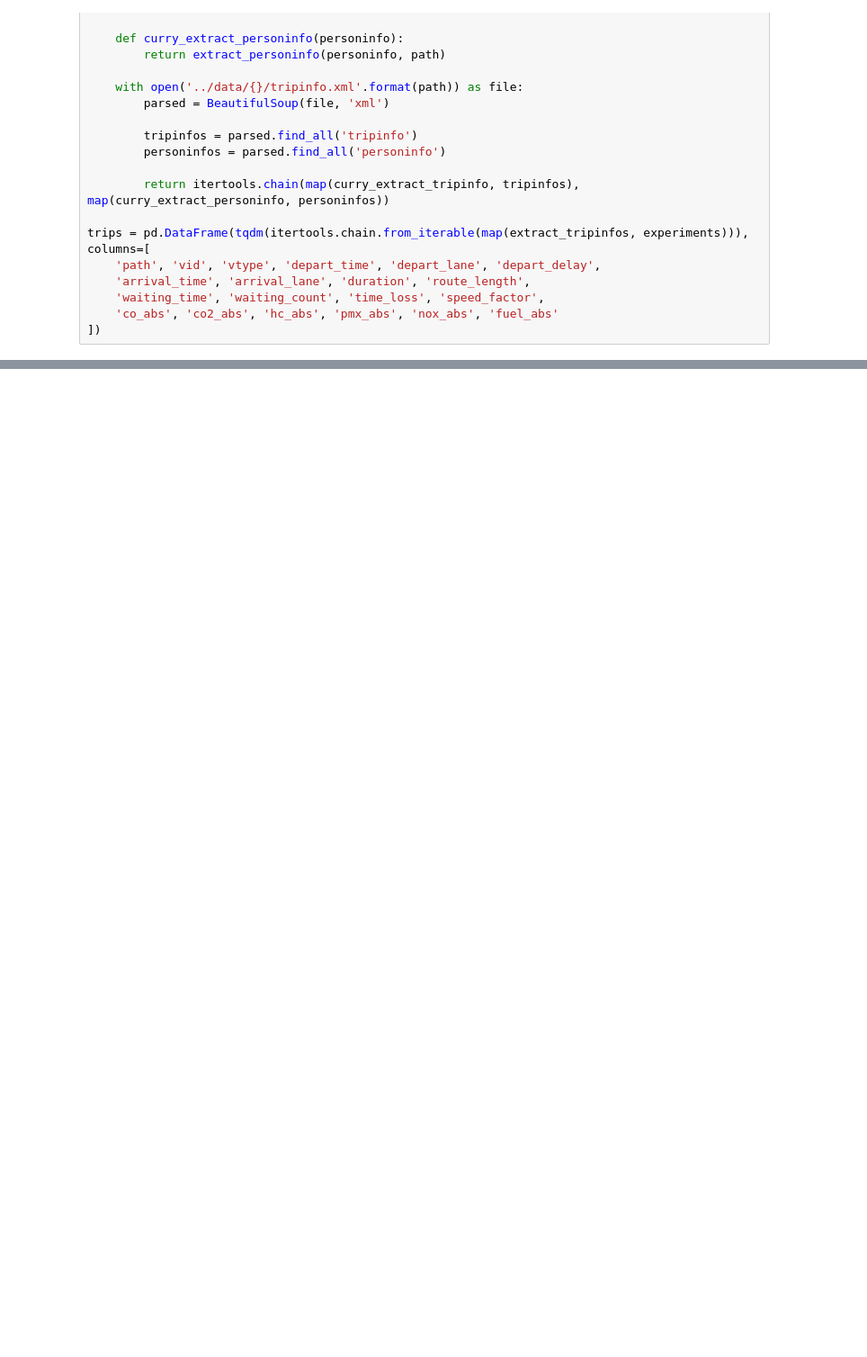
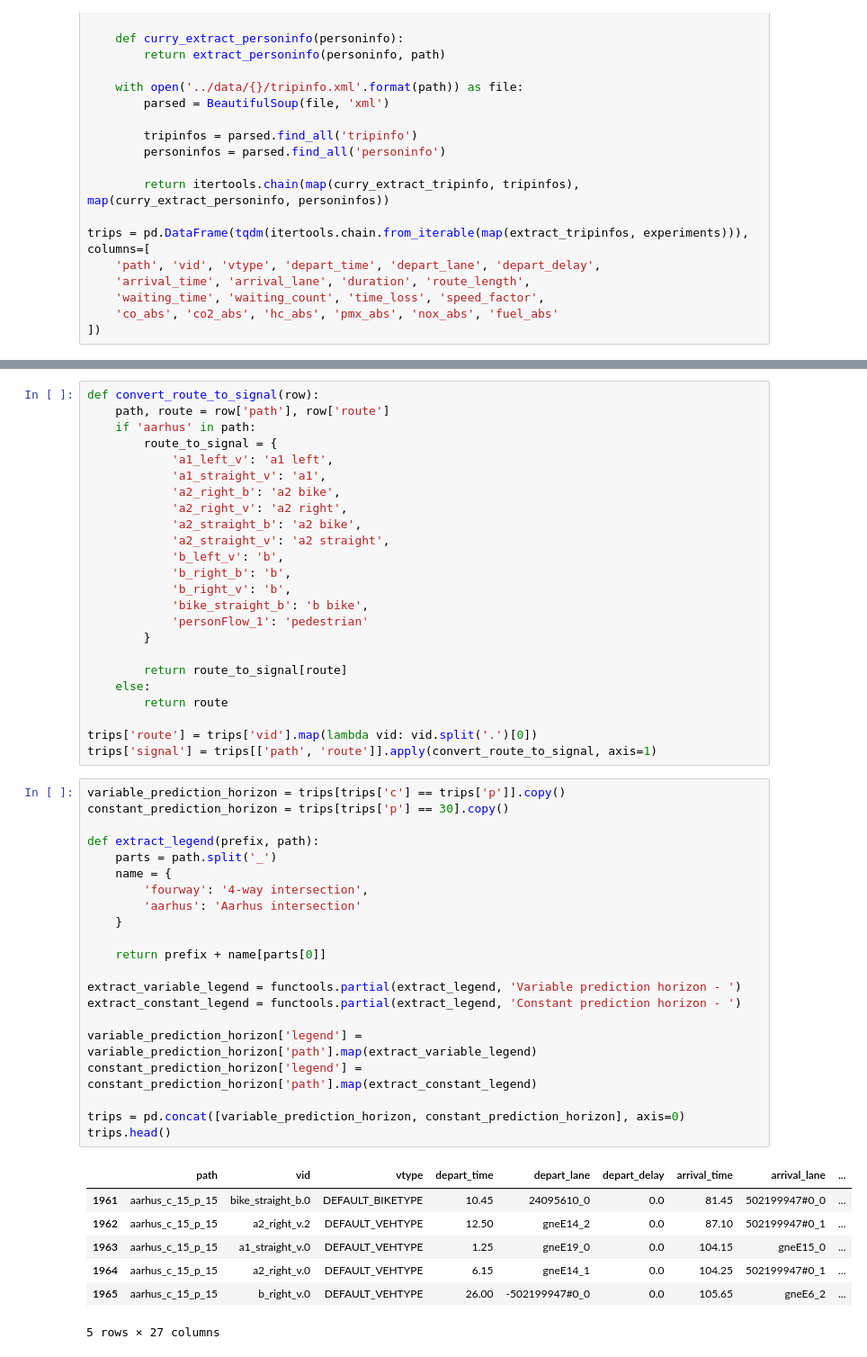
Before and after one commit to Zinoex/siren, a Jupyter notebook: siren/analysis/tripinfo.ipynb, the cells around one changed output, grey strips where cells are left out. Shown at 90% size. Cells and saved outputs as stored; diff of their text form; blank space fills up the shorter version.

```diff
--- a/siren/analysis/tripinfo.ipynb
+++ b/siren/analysis/tripinfo.ipynb
@@ -335,0 +126,53 @@ sns.distplot(timings[timings['path'] == 'aarhus_demo2']['execution_time'])
+# %%
+def convert_route_to_signal(row):
+    path, route = row['path'], row['route']
+    if 'aarhus' in path:
+        route_to_signal = {
+            'a1_left_v': 'a1 left',
+            'a1_straight_v': 'a1',
+            'a2_right_b': 'a2 bike',
+            'a2_right_v': 'a2 right',
+            'a2_straight_b': 'a2 bike',
+            'a2_straight_v': 'a2 straight',
+            'b_left_v': 'b',
+            'b_right_b': 'b',
+            'b_right_v': 'b',
+            'bike_straight_b': 'b bike',
+            'personFlow_1': 'pedestrian'
+        }
+
+        return route_to_signal[route]
+    else:
+        return route
+
+trips['route'] = trips['vid'].map(lambda vid: vid.split('.')[0])
+trips['signal'] = trips[['path', 'route']].apply(convert_route_to_signal, axis=1)
+# %%
+variable_prediction_horizon = trips[trips['c'] == trips['p']].copy()
+constant_prediction_horizon = trips[trips['p'] == 30].copy()
+
+def extract_legend(prefix, path):
+    parts = path.split('_')
+    name = {
+        'fourway': '4-way intersection',
+        'aarhus': 'Aarhus intersection'
+    }
+
+    return prefix + name[parts[0]]
+
+extract_variable_legend = functools.partial(extract_legend, 'Variable prediction horizon - ')
+extract_constant_legend = functools.partial(extract_legend, 'Constant prediction horizon - ')
+
+variable_prediction_horizon['legend'] = variable_prediction_horizon['path'].map(extract_variable_legend)
+constant_prediction_horizon['legend'] = constant_prediction_horizon['path'].map(extract_constant_legend)
+
+trips = pd.concat([variable_prediction_horizon, constant_prediction_horizon], axis=0)
+trips.head()
+# %% [output]
+|  | path | vid | vtype | depart_time | depart_lane | depart_delay | arrival_time | arrival_lane | ... |
+| 1961 | aarhus_c_15_p_15 | bike_straight_b.0 | DEFAULT_BIKETYPE | 10.45 | 24095610_0 | 0.0 | 81.45 | 502199947#0_0 | ... |
+| 1962 | aarhus_c_15_p_15 | a2_right_v.2 | DEFAULT_VEHTYPE | 12.50 | gneE14_2 | 0.0 | 87.10 | 502199947#0_1 | ... |
+| 1963 | aarhus_c_15_p_15 | a1_straight_v.0 | DEFAULT_VEHTYPE | 1.25 | gneE19_0 | 0.0 | 104.15 | gneE15_0 | ... |
+| 1964 | aarhus_c_15_p_15 | a2_right_v.0 | DEFAULT_VEHTYPE | 6.15 | gneE14_1 | 0.0 | 104.25 | 502199947#0_1 | ... |
+| 1965 | aarhus_c_15_p_15 | b_right_v.0 | DEFAULT_VEHTYPE | 26.00 | -502199947#0_0 | 0.0 | 105.65 | gneE6_2 | ... |
+5 rows × 27 columns
```
Also changed, not shown: parts of 31 cells of this notebook, 3 other files.
